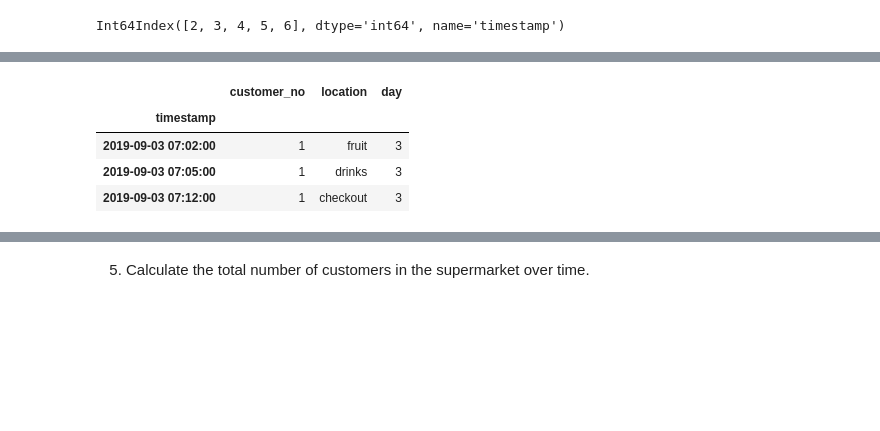
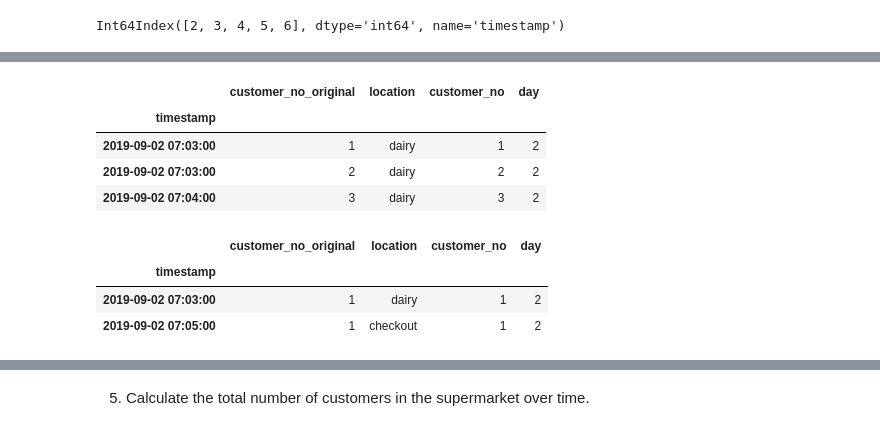
Before and after one commit to fserro/buynilla, a Jupyter notebook: data_exploration_supermarket.ipynb, the cells around one changed output, grey strips where cells are left out. Drawn from its saved outputs; the diff is of its cells as text; code cells hidden in the pictures; blank space fills up the shorter version.

```diff
--- a/data_exploration_supermarket.ipynb
+++ b/data_exploration_supermarket.ipynb
@@ -44,6 +45,10 @@ df['customer_ordered'] = df['customer_no'] #normally customer numbers start from
 for i in df.index.day.unique(): # go to each day
     rowIndex = df.index[df.index.day > i] # receive the index numbers of each row higher than the day of concern
     df.loc[rowIndex,'customer_ordered'] = df.loc[rowIndex,'customer_ordered'] + df[df.index.day == i]['customer_no'].max() # incrementally add max customer number of a day to the day after it
+# %%
+df = df.rename(columns={'customer_no': 'customer_no_original'})
+# %%
+df = df.rename(columns={'customer_ordered':'customer_no'})
 # %%
 df
 # %% [output]
@@ -124,10 +144,18 @@ df['day'] = df.index.day
+# %%
+df.head(3)
+# %% [output]
+|  | customer_no_original | location | customer_no | day |
+| timestamp |  |  |  |  |
+| 2019-09-02 07:03:00 | 1 | dairy | 1 | 2 |
+| 2019-09-02 07:03:00 | 2 | dairy | 2 | 2 |
+| 2019-09-02 07:04:00 | 3 | dairy | 3 | 2 |
 # %%
-df_sub= df.loc[(df['customer_no']==1) & (df['day'] == 3)]
+#df_sub= df.loc[(df['customer_no']==1) & (df['day'] == 3)]
+df_sub= df.loc[df['customer_no']==1]
 df_sub
 # %% [output]
-|  | customer_no | location | day |
-| timestamp |  |  |  |
-| 2019-09-03 07:02:00 | 1 | fruit | 3 |
-| 2019-09-03 07:05:00 | 1 | drinks | 3 |
-| 2019-09-03 07:12:00 | 1 | checkout | 3 |
+|  | customer_no_original | location | customer_no | day |
+| timestamp |  |  |  |  |
+| 2019-09-02 07:03:00 | 1 | dairy | 1 | 2 |
+| 2019-09-02 07:05:00 | 1 | checkout | 1 | 2 |
 # %%
```
Also changed, not shown: parts of 17 cells of this notebook.
